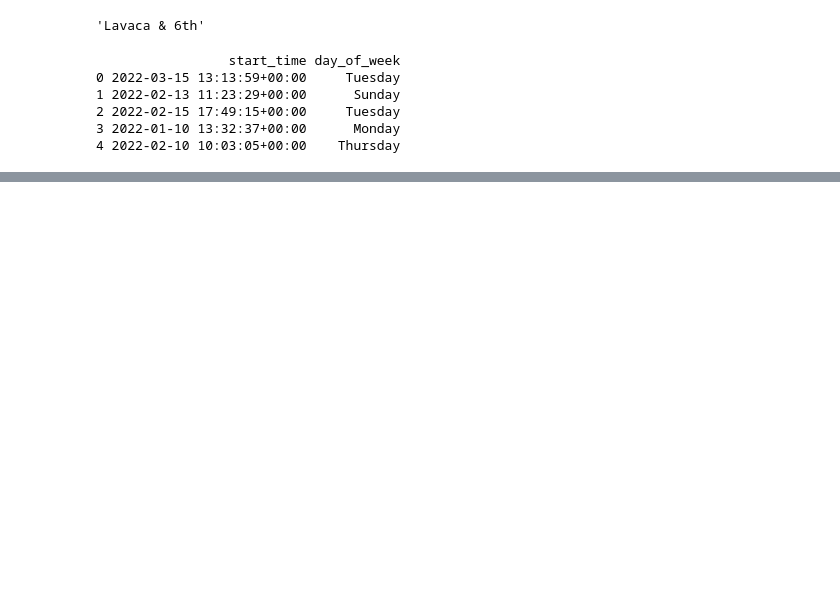
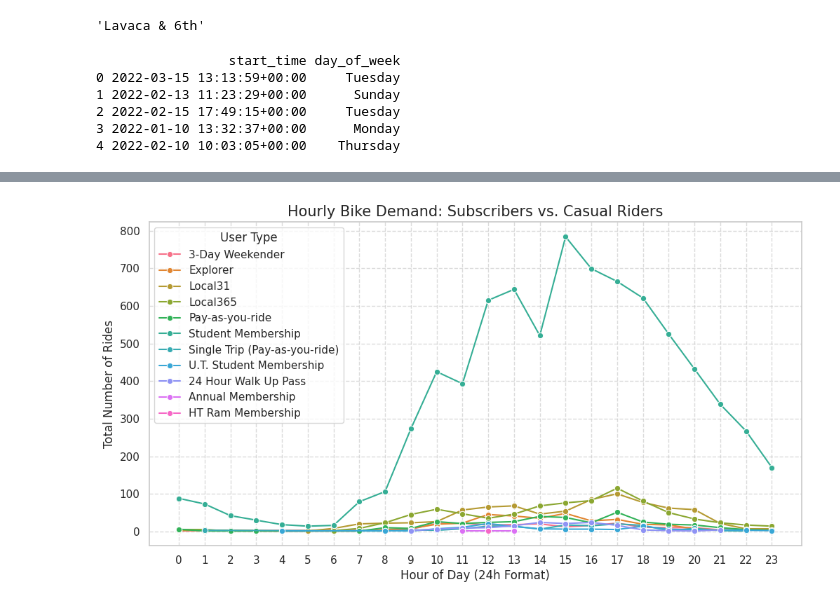
Before and after one commit to safaa12/zen-city, a Jupyter notebook: zen_city.ipynb, the cells around one changed output, grey strips where cells are left out. Cells and saved outputs as stored; diff of their text form; code cells hidden in the pictures; blank space fills up the shorter version.

```diff
--- a/zen_city.ipynb
+++ b/zen_city.ipynb
@@ -576,13 +573,4 @@ print(rentals.head())
 # %%
-import pandas as pd
-
-# Load the already cleaned/processed data or re-load from csv
-# Assuming 'rentals' and 'station_id' (from station_info.csv) are already loaded in the environment
-# For the sake of a clean execution, let's reload and apply the logic discussed
-
-rentals = pd.read_csv('rentals.csv')
-station_info = pd.read_csv('station_info.csv')
-
 # Pre-processing end_station_id
 rentals['end_station_id'] = pd.to_numeric(rentals['end_station_id'], errors='coerce')
 
@@ -608,7 +596,7 @@ flow_df['net_flow'] = flow_df['arrivals'] - flow_df['departures']
 
 # 5. Merge with Station Info for names and status
 # Using a left join to keep all stations that appeared in trips (including orphans)
-flow_final = pd.merge(flow_df, station_info[['station_id', 'name', 'status']], on='station_id', how='left')
+flow_final = pd.merge(flow_df, station_id[['station_id', 'name', 'status']], on='station_id', how='left')
 
 # Handle the names for orphans based on previous conversation
 orphan_names = {
@@ -635,0 +640,25 @@ FileNotFoundError: [Errno 2] No such file or directory: 'rentals.csv'
+# %%
+import pandas as pd
+import seaborn as sns
+import matplotlib.pyplot as plt
+
+# וידוא שעמודת הזמן בפורמט הנכון וחילוץ השעה
+rentals['start_time'] = pd.to_datetime(rentals['start_time'])
+rentals['hour'] = rentals['start_time'].dt.hour
+
+# יצירת גרף פילוג לפי שעה וסוג לקוח
+plt.figure(figsize=(12, 6))
+sns.lineplot(data=rentals.groupby(['hour', 'subscriber_type']).size().reset_index(name='ride_count'),
+             x='hour', y='ride_count', hue='subscriber_type', marker='o')
+
+# עיצוב הגרף
+plt.title('Hourly Bike Demand: Subscribers vs. Casual Riders', fontsize=15)
+plt.xlabel('Hour of Day (24h Format)', fontsize=12)
+plt.ylabel('Total Number of Rides', fontsize=12)
+plt.xticks(range(0, 24))
+plt.grid(True, linestyle='--', alpha=0.7)
+plt.legend(title='User Type')
+
+plt.show()
+# %% [output]
+[figure, added]
```
Also changed, not shown: parts of 9 cells of this notebook.
